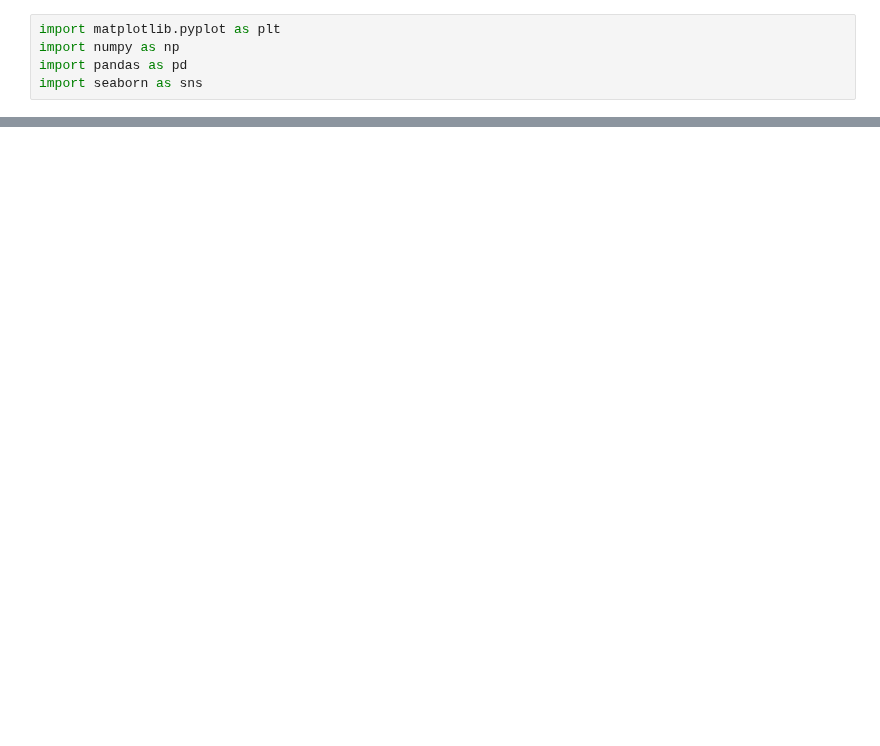
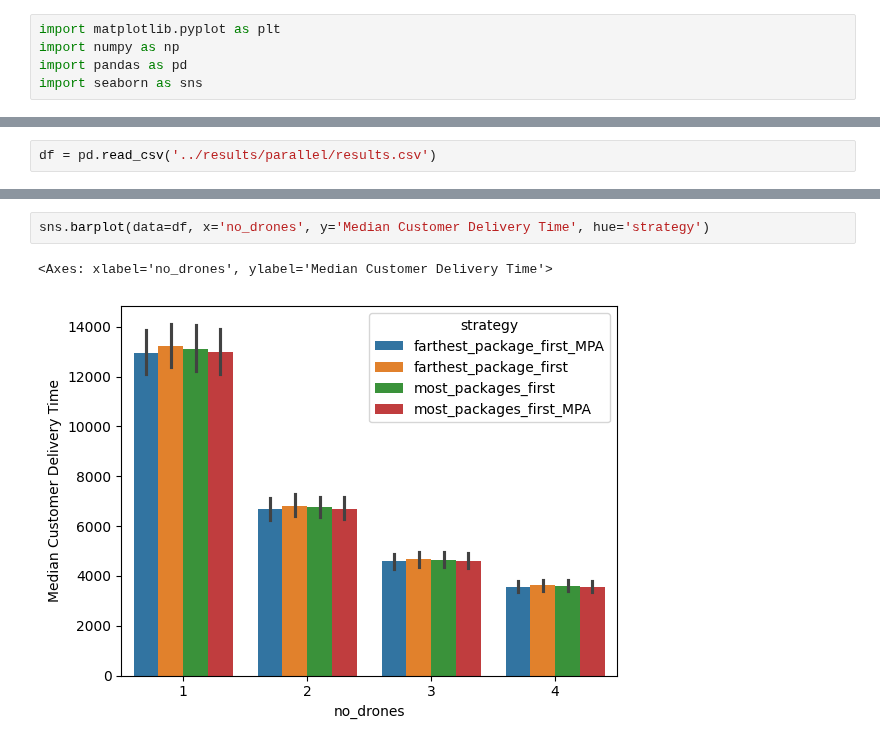
Before and after one commit to olabolola/uav-optimisation-research, a Jupyter notebook: notebooks/analyse.ipynb, the cells around one changed output, grey strips where cells are left out. Cells and saved outputs as stored; diff of their text form; blank space fills up the shorter version.

```diff
--- a/notebooks/analyse.ipynb
+++ b/notebooks/analyse.ipynb
@@ -536,0 +6,2 @@ combined_df.to_csv('../results/combined_results.csv', index=False)
+# %%
+df = pd.read_csv('../results/parallel/results.csv')
@@ -536,0 +26,5 @@ combined_df.to_csv('../results/combined_results.csv', index=False)
+# %%
+sns.barplot(data=df, x='no_drones', y='Median Customer Delivery Time', hue='strategy')
+# %% [output]
+<Axes: xlabel='no_drones', ylabel='Median Customer Delivery Time'>
+[figure, added]
```
Also changed, not shown: parts of 20 cells of this notebook, 6 other files.
